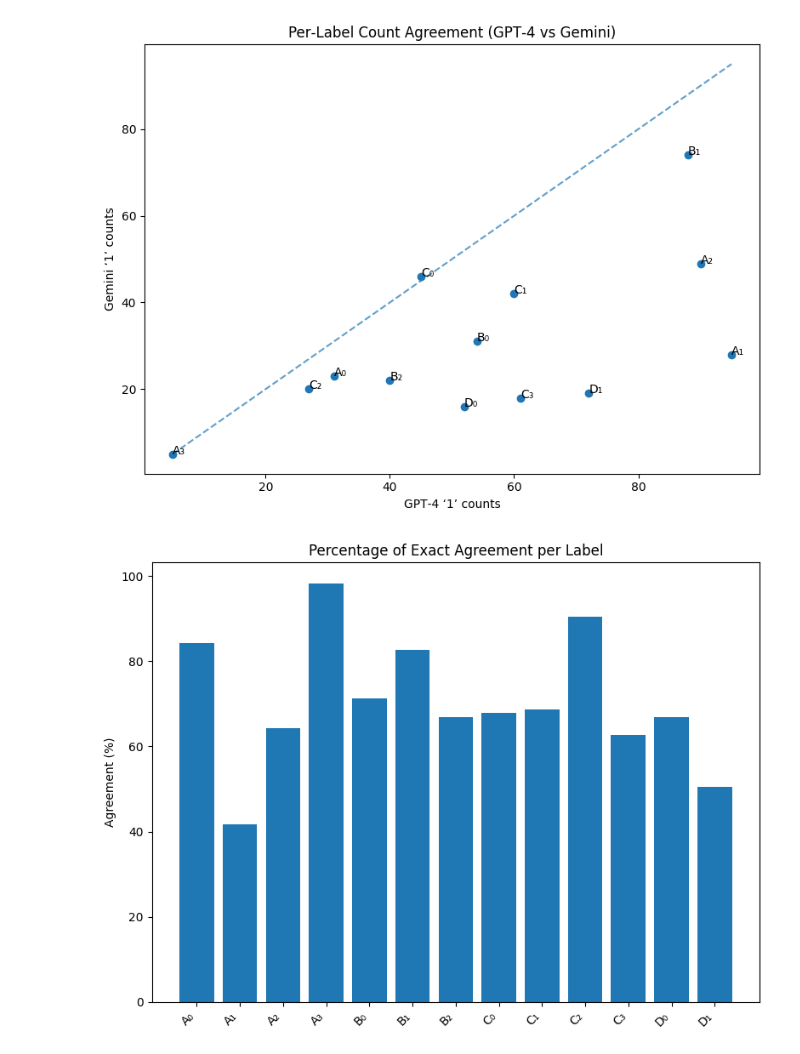
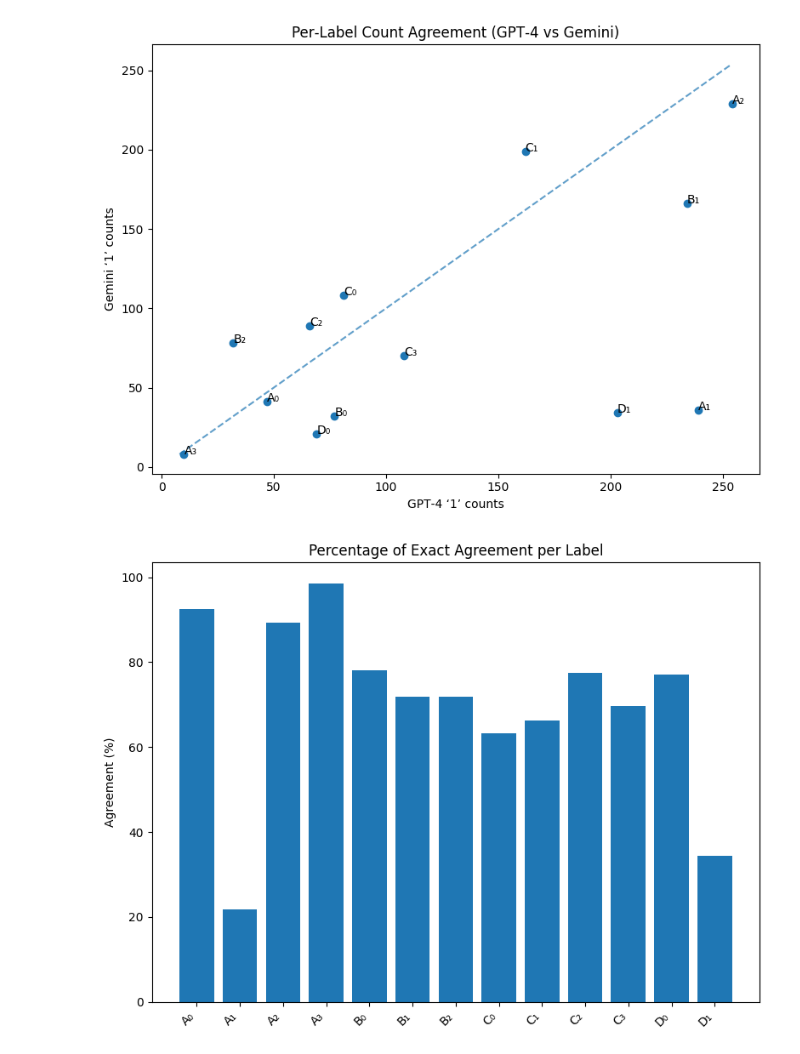
Before and after one commit to ankitaich-scale/task-taxonomy, a Jupyter notebook: visualize.ipynb, the cells around one changed output. Cells and saved outputs as stored; diff of their text form; code cells hidden in the pictures.

```diff
--- a/visualize.ipynb
+++ b/visualize.ipynb
@@ -10,7 +10,7 @@ import matplotlib.pyplot as plt
 # -------------------------------------------------
 # 1 - CONFIGURATION
 # -------------------------------------------------
-DATA_FILE = Path("annotation_results.json")  # Path to your JSON file
+DATA_FILE = Path("annotation_results_new_sys_prompt.json")  # Path to your JSON file
 
 LABEL_NAMES = [
     "A₀", "A₁", "A₂", "A₃",   # first sublist (len 4)
@@ -38,6 +38,7 @@ def to_flat(x):
         nested = x
     elif isinstance(x, str):
         s = x.strip()
+        #print('Evaluating ' + s)
         # try JSON
         try:
             nested = json.loads(s)
@@ -112,7 +113,7 @@ import matplotlib.pyplot as plt
 # -------------------------------------------------
 # 1 – CONFIGURATION
 # -------------------------------------------------
-DATA_FILE = Path("annotation_results_new.json")  # adjust if your file is elsewhere
+DATA_FILE = Path("annotation_results_new_sys_prompt.json")  # adjust if your file is elsewhere
 
 LABEL_NAMES = [
     "A₀", "A₁", "A₂", "A₃",  # first sublist (4)
@@ -181,35 +182,35 @@ gemini_matrix = np.array(gemini_matrix)
 # 4a: Scatter of total “1” counts per label
 gpt_counts    = gpt_matrix.sum(axis=0)
 gemini_counts = gemini_matrix.sum(axis=0)
 x_vals        = np.arange(N_LABELS)
 minv, maxv    = np.min([gpt_counts, gemini_counts]), np.max([gpt_counts, gemini_counts])
 
 fig, ax = plt.subplots(figsize=(8, 6))
 ax.scatter(gpt_counts, gemini_counts)
 ax.plot([minv, maxv], [minv, maxv], linestyle="--", alpha=0.7)
 for i, lbl in enumerate(LABEL_NAMES):
     ax.annotate(lbl, (gpt_counts[i], gemini_counts[i]))
 ax.set_xlabel("GPT‑4 ‘1’ counts")
 ax.set_ylabel("Gemini ‘1’ counts")
 ax.set_title("Per‑Label Count Agreement (GPT‑4 vs Gemini)")
 plt.tight_layout()
 plt.show()
 
 # 4b: Percentage agreement per label
 # (both models have the same bit, whether 0 or 1)
 agreement_pct = (gpt_matrix == gemini_matrix).sum(axis=0) / gpt_matrix.shape[0] * 100
 
 fig, ax = plt.subplots(figsize=(8, 6))
 ax.bar(x_vals, agreement_pct)
 ax.set_xticks(x_vals)
 ax.set_xticklabels(LABEL_NAMES, rotation=45, ha="right")
 ax.set_ylabel("Agreement (%)")
 ax.set_title("Percentage of Exact Agreement per Label")
 plt.tight_layout()
 plt.show()
 # %% [output]
-[figure, old version]
+[figure, new version]
-[figure, old version]
+[figure, new version]
 # %%
 import json
 import ast
```
Also changed, not shown: parts of 4 cells of this notebook, 2 other files.
